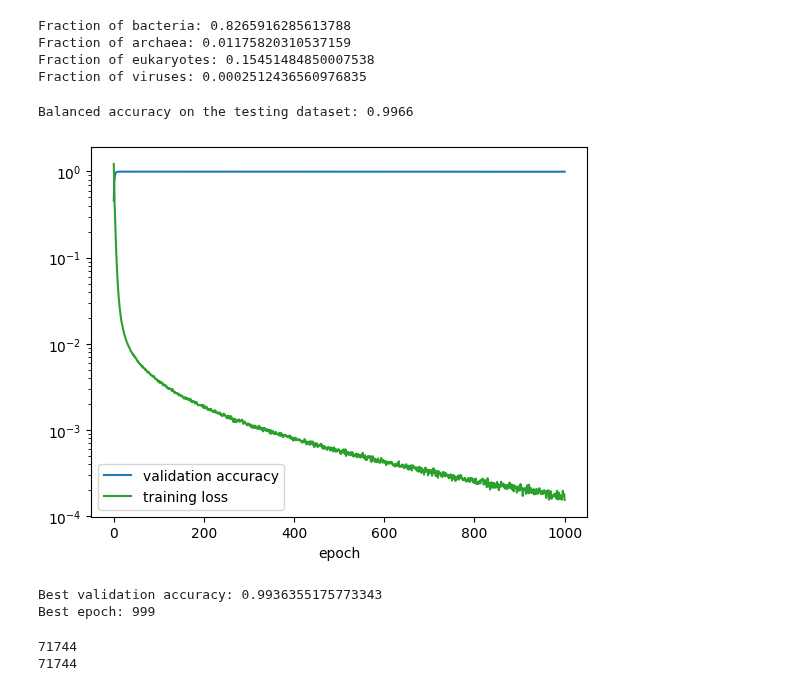
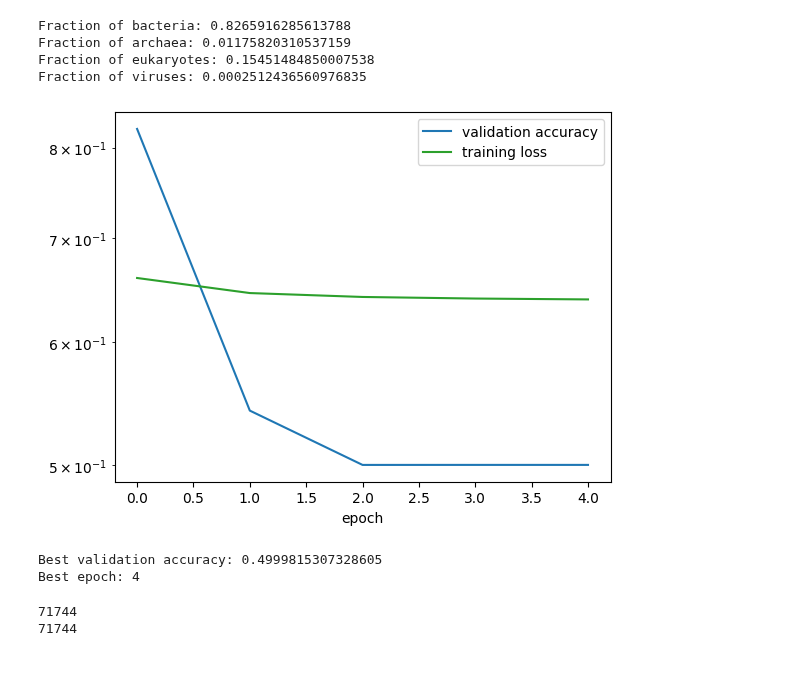
Before and after one commit to pipparichter/selenobot, a Jupyter notebook: notebooks/sandbox.ipynb, the cells around one changed output. Saved outputs shown, nothing was run; the diff lists cells and outputs as text; code cells hidden in the pictures.

```diff
--- a/notebooks/sandbox.ipynb
+++ b/notebooks/sandbox.ipynb
@@ -678,29 +678,28 @@ Fraction of archaea: 0.01175820310537159
 Fraction of eukaryotes: 0.15451484850007538
 Fraction of viruses: 0.0002512436560976835
 # %%
-model = Classifier.load(os.path.join(MODELS_DIR, 'model_epochs_1000_lr_e8.pkl'))
+model = Classifier.load(os.path.join(MODELS_DIR, 'binary_model_plm.pkl'))
 fig, ax = plt.subplots()
 ax.plot(np.arange(len(model.val_accs)), model.val_accs, c='tab:blue')
 ax.plot(np.arange(len(model.train_losses)), model.train_losses, c='tab:green') # , ls='--')
 
-test_dataset = Dataset.from_hdf(os.path.join(DATA_DIR, 'test.h5'))
-predictions = model.predict(test_dataset).ravel()
-test_acc = balanced_accuracy_score(test_dataset.labels.numpy(), predictions)
-print('Balanced accuracy on the testing dataset:', np.round(test_acc, 4))
+# test_dataset = Dataset.from_hdf(os.path.join(DATA_DIR, 'test.h5'))
+# predictions = model.predict(test_dataset).ravel()
+# test_acc = balanced_accuracy_score(test_dataset.labels.numpy(), predictions)
+# print('Balanced accuracy on the testing dataset:', np.round(test_acc, 4))
 
 
 ax.set_xlabel('epoch')
 ax.legend(['validation accuracy', 'training loss',])
 ax.set_yscale('log')
 plt.show()
 
 print('Best validation accuracy:', model.val_accs[model.best_epoch])
 print('Best epoch:', model.best_epoch)
 # %% [output]
+[figure, new version]
-Balanced accuracy on the testing dataset: 0.9966
+Best validation accuracy: 0.4999815307328605
+Best epoch: 4
-[figure, old version]
-Best validation accuracy: 0.9936355175773343
-Best epoch: 999
 # %%
 print(len(test_dataset.labels))
 print(len(predictions.ravel()))
```
Also changed, not shown: 3 other files.
